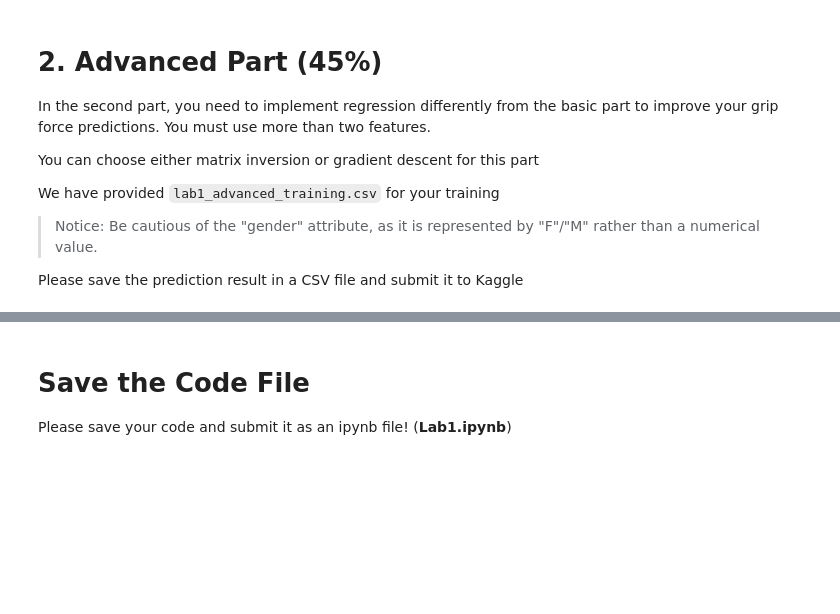
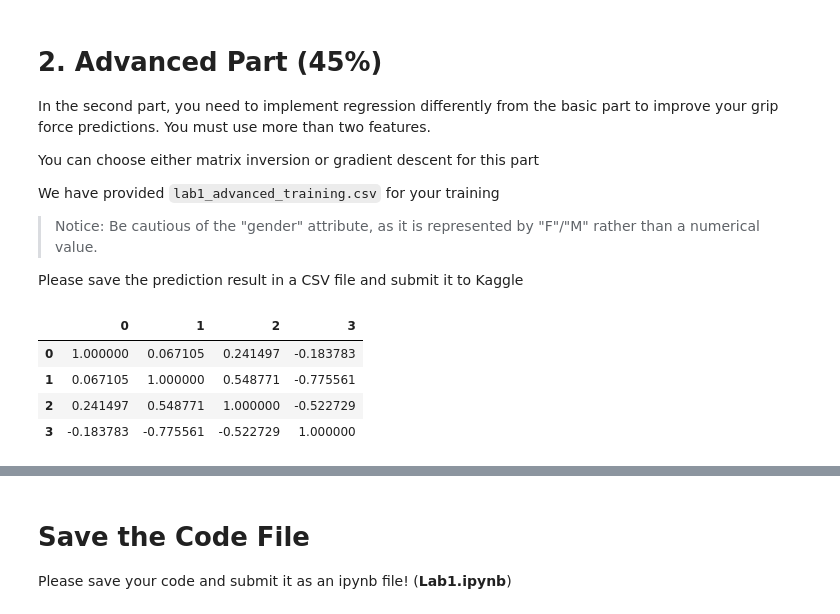
Before and after one commit to iwtba4188/11310CS460200_labs, a Jupyter notebook: Lab 1/Lab1_template copy.ipynb, the cells around one changed output, grey strips where cells are left out. Drawn from its saved outputs; the diff is of its cells as text; code cells hidden in the pictures; blank space fills up the shorter version.

```diff
--- a/Lab 1/Lab1_template copy.ipynb
+++ b/Lab 1/Lab1_template copy.ipynb
@@ -117,7 +117,7 @@ Handle unreasonable data and missing data
 
 > Hint 3: Methods such as the Interquartile Range (IQR) can help detect outliers
 # %%
-def PreprocessData(data):
+def PreprocessDataBasic(data):
     """
     Preprocess the given dataset and return the result.
 
@@ -184,7 +184,7 @@ def PreprocessData(data):
 ### Step 3: Implement Regression
 You have to use Gradient Descent to finish this part
 # %%
-def Regression(dataset):
+def RegressionBasic(dataset):
     """
     Performs regression on the given dataset and return the coefficients.
 
@@ -362,2 +528,14 @@ with open(testing_dataroot, newline='') as csvfile:
+# %%
+tmp_data = PreprocessDataAdvance(training_datalist[:, [0,1,4,7]])
+dataf = pd.DataFrame(tmp_data).convert_dtypes(int)
+dataf.corr()
+# pd.plotting.scatter_matrix(dataf, figsize=(16, 9), alpha=0.7)
+# plt.show()
+# %% [output]
+|  | 0 | 1 | 2 | 3 |
+| 0 | 1.000000 | 0.067105 | 0.241497 | -0.183783 |
+| 1 | 0.067105 | 1.000000 | 0.548771 | -0.775561 |
+| 2 | 0.241497 | 0.548771 | 1.000000 | -0.522729 |
+| 3 | -0.183783 | -0.775561 | -0.522729 | 1.000000 |
 # %%
 # TODO
```
Also changed, not shown: parts of 7 cells of this notebook, 3 other files.
